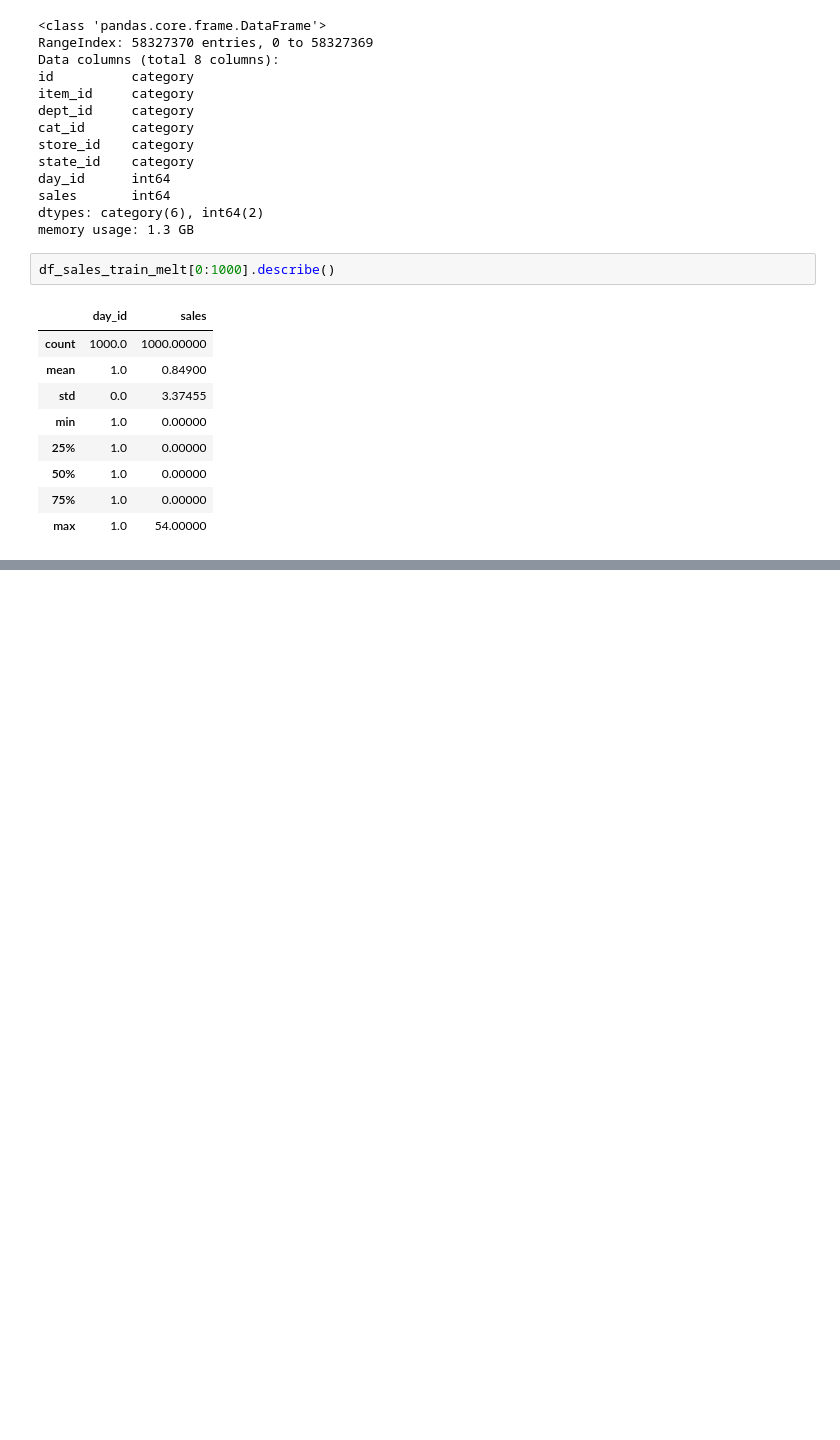
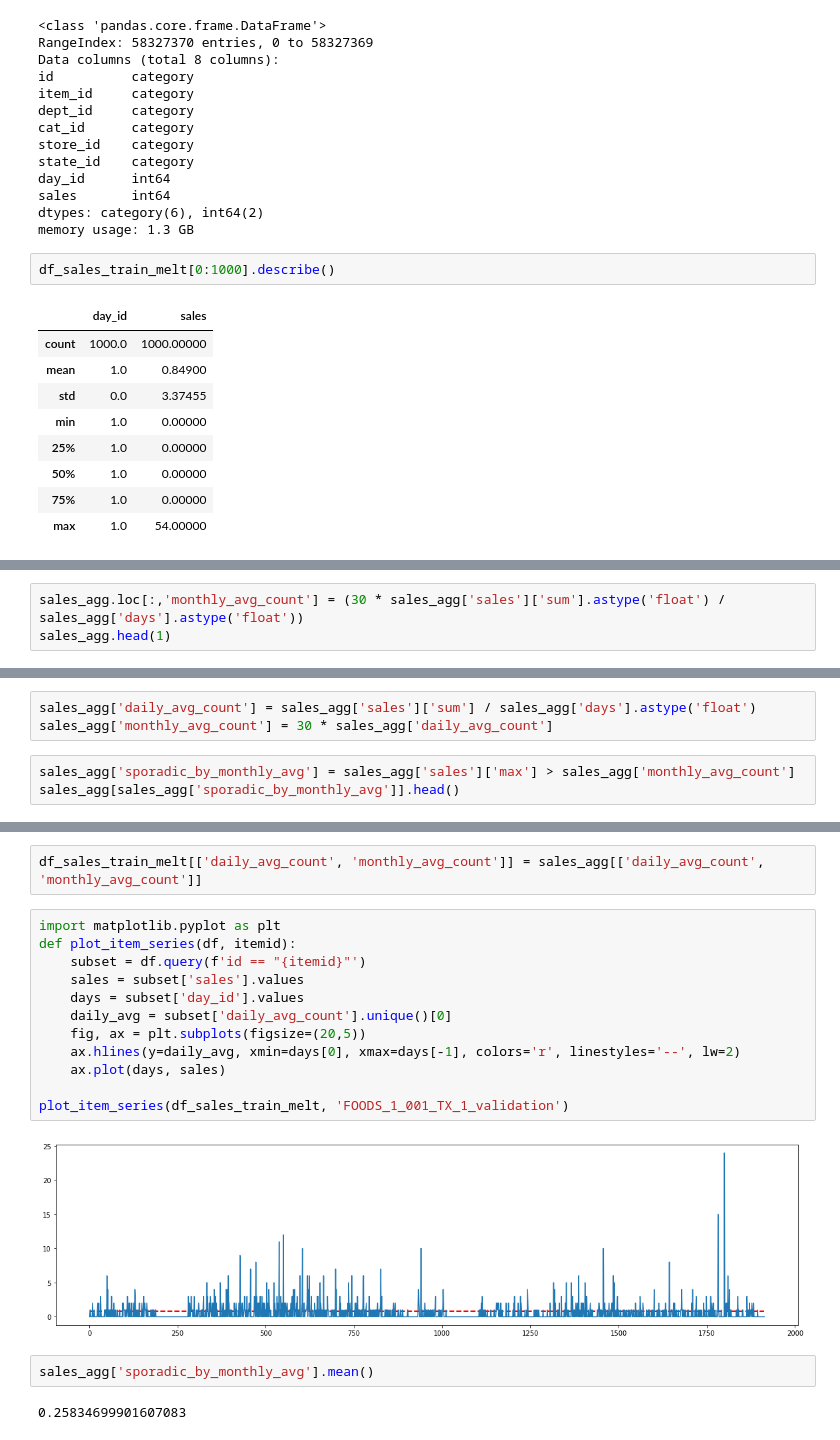
Before and after one commit to cluePrints/data-sci-fience, a Jupyter notebook: m5-forecasting-accuracy/0100. EDA.ipynb, the cells around one changed output, grey strips where cells are left out. Saved outputs shown, nothing was run; the diff lists cells and outputs as text; blank space fills up the shorter version.

```diff
--- a/m5-forecasting-accuracy/0100. EDA.ipynb
+++ b/m5-forecasting-accuracy/0100. EDA.ipynb
@@ -445,0 +451,3 @@ df_sales_train_melt\
+# %%
+sales_agg.loc[:,'monthly_avg_count'] = (30 * sales_agg['sales']['sum'].astype('float') / sales_agg['days'].astype('float'))
+sales_agg.head(1)
@@ -445,0 +462,6 @@ df_sales_train_melt\
+# %%
+sales_agg['daily_avg_count'] = sales_agg['sales']['sum'] / sales_agg['days'].astype('float')
+sales_agg['monthly_avg_count'] = 30 * sales_agg['daily_avg_count']
+# %%
+sales_agg['sporadic_by_monthly_avg'] = sales_agg['sales']['max'] > sales_agg['monthly_avg_count']
+sales_agg[sales_agg['sporadic_by_monthly_avg']].head()
@@ -445,0 +476,20 @@ df_sales_train_melt\
+# %%
+df_sales_train_melt[['daily_avg_count', 'monthly_avg_count']] = sales_agg[['daily_avg_count', 'monthly_avg_count']]
+# %%
+import matplotlib.pyplot as plt
+def plot_item_series(df, itemid):
+    subset = df.query(f'id == "{itemid}"')
+    sales = subset['sales'].values
+    days = subset['day_id'].values
+    daily_avg = subset['daily_avg_count'].unique()[0]
+    fig, ax = plt.subplots(figsize=(20,5))
+    ax.hlines(y=daily_avg, xmin=days[0], xmax=days[-1], colors='r', linestyles='--', lw=2)
+    ax.plot(days, sales)
+
+plot_item_series(df_sales_train_melt, 'FOODS_1_001_TX_1_validation')
+# %% [output]
+[figure, added]
+# %%
+sales_agg['sporadic_by_monthly_avg'].mean()
+# %% [output]
+0.25834699901607083
```
Also changed, not shown: parts of 14 cells of this notebook.
